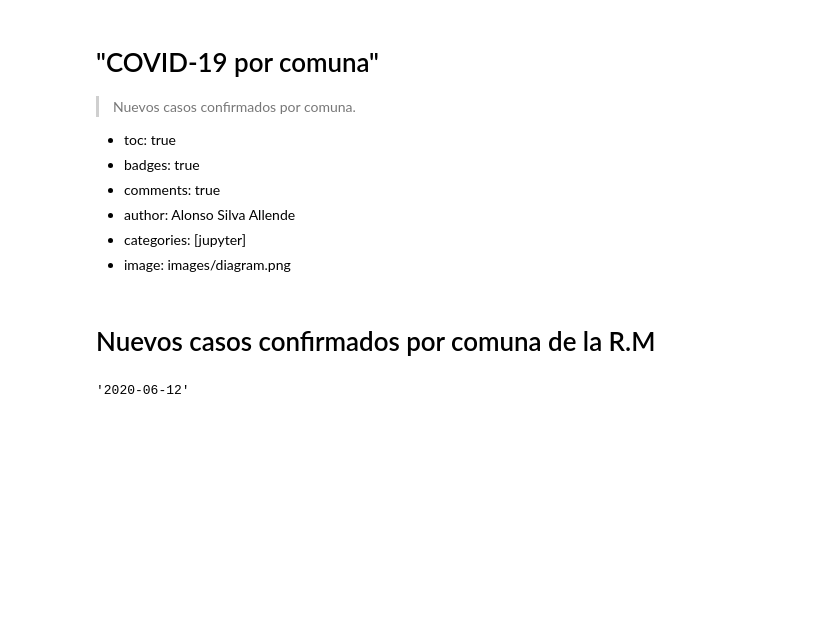
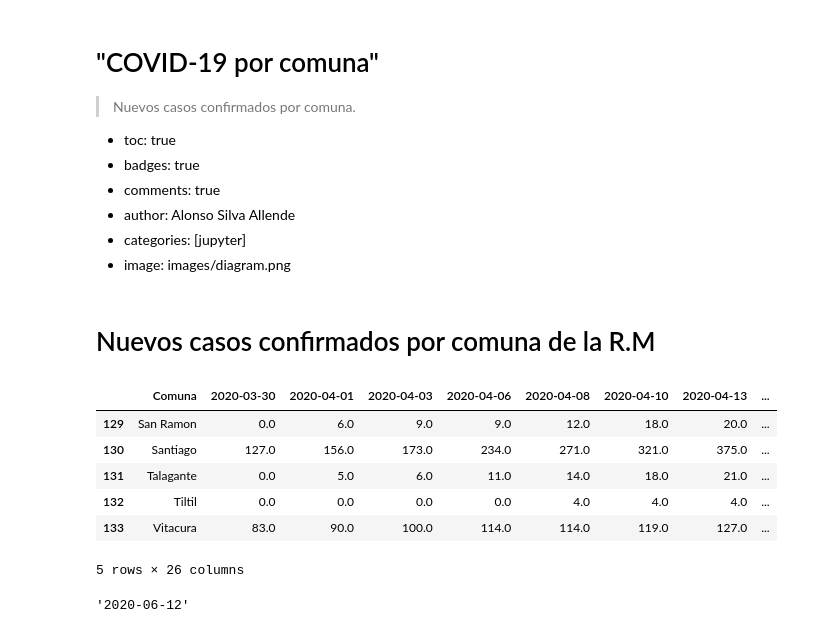
Before and after one commit to alonsosilvaallende/covid-19-fastpages, a Jupyter notebook: _notebooks/2020-05-28-Comunas.ipynb, the cells around one changed output. Drawn from its saved outputs; the diff is of its cells as text; code cells hidden in the pictures; blank space fills up the shorter version.

Commit message:
Add cumulative confirmed cases

```diff
--- a/_notebooks/2020-05-28-Comunas.ipynb
+++ b/_notebooks/2020-05-28-Comunas.ipynb
@@ -23,6 +23,16 @@ county_cumulative_cases = pd.read_csv(
 #hide
 county_cumulative_cases_RM = county_cumulative_cases.query("Region=='Metropolitana'").drop(
     columns=["Region", "Codigo region", "Poblacion", "Tasa", "Codigo comuna"])
+# %%
+county_cumulative_cases_RM.tail()
+# %% [output]
+|  | Comuna | 2020-03-30 | 2020-04-01 | 2020-04-03 | 2020-04-06 | 2020-04-08 | 2020-04-10 | 2020-04-13 | ... |
+| 129 | San Ramon | 0.0 | 6.0 | 9.0 | 9.0 | 12.0 | 18.0 | 20.0 | ... |
+| 130 | Santiago | 127.0 | 156.0 | 173.0 | 234.0 | 271.0 | 321.0 | 375.0 | ... |
+| 131 | Talagante | 0.0 | 5.0 | 6.0 | 11.0 | 14.0 | 18.0 | 21.0 | ... |
+| 132 | Tiltil | 0.0 | 0.0 | 0.0 | 0.0 | 4.0 | 4.0 | 4.0 | ... |
+| 133 | Vitacura | 83.0 | 90.0 | 100.0 | 114.0 | 114.0 | 119.0 | 127.0 | ... |
+5 rows × 26 columns
 # %%
 #hide
 county_cases_RM = county_cumulative_cases_RM.set_index("Comuna").T.diff().dropna()
```
Also changed, not shown: parts of 22 cells of this notebook.
